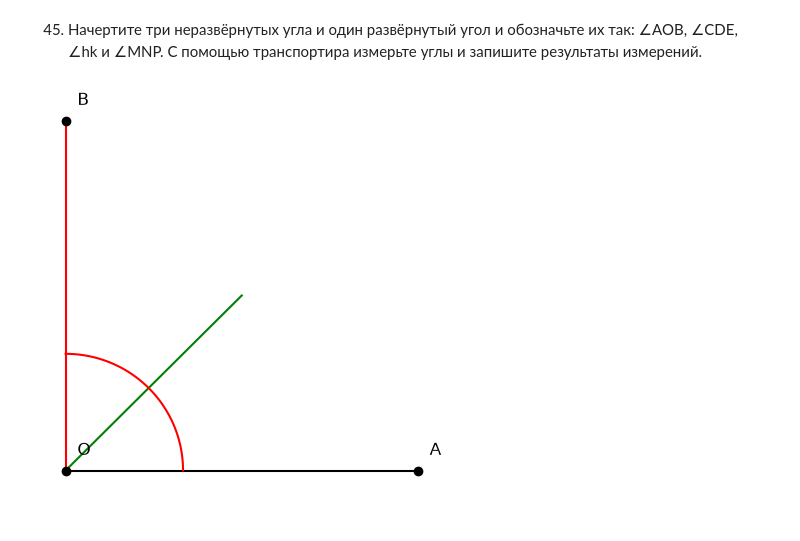
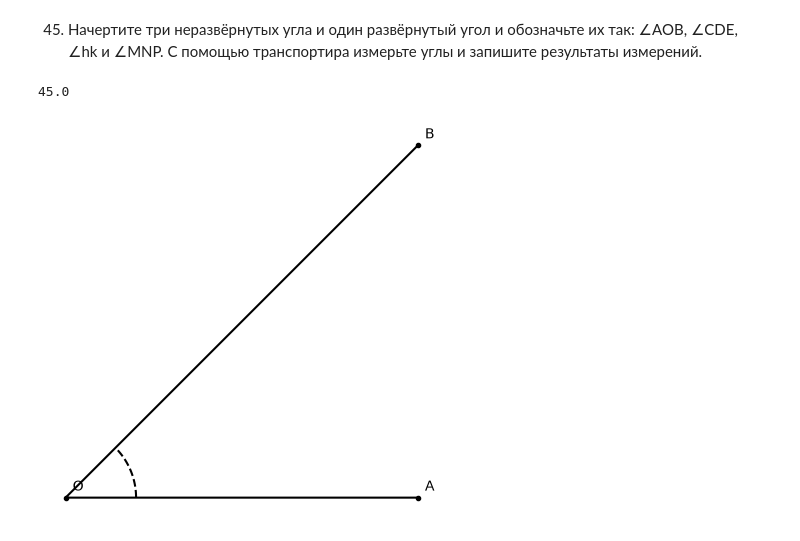
Before and after one commit to romashina/geometry, a Jupyter notebook: 07.01.ipynb, the cells around one changed output. Cells and saved outputs as stored; diff of their text form; code cells hidden in the pictures.

```diff
--- a/07.01.ipynb
+++ b/07.01.ipynb
@@ -528,34 +528,30 @@ print(f"Ответ: ABD = BCD = {chain*3} см, ABCD = {chain*4} см, BADCBD н
 # %%
 import numpy as np
 import matplotlib.pyplot as plt
 
 plt.figure(figsize=(5, 5))
 
-B = np.r_[0, 3]
-O = np.r_[0, 0]
-A = np.r_[3, 0]
+B = np.r_[5, 5]
+O = np.r_[0, 0] # vertex of an angle
+A = np.r_[5, 0]
 
-points = {
-    'B': B,
-    'O': O,
-    'A': A,
-}
+OB = np.linalg.norm(B-O) # hypotenuse
+OA = np.linalg.norm(A-O) # adjacent leg
+BA = np.linalg.norm(A-B) # opposite leg
+angle = np.arctan(BA/OA)
+print(np.degrees(angle))
 
-plt.plot(*zip(O, A), 'k-')
-plt.plot(*zip(O, C), 'g-')
-plt.plot(*zip(O, B), 'r-')
+plt.plot(*zip(B, O, A), 'k.-')
+plt.text(*B+0.1, 'B')
+plt.text(*O+0.1, 'O')
+plt.text(*A+0.1, 'A')
 
-plt.plot(*zip(*points.values()), 'ko')
-for name, coord in points.items():
-    plt.text(*(coord + [0.1, 0.1]), name, fontsize=12, va='bottom', ha='left')
+AOB = np.linspace(0, angle, 100)
+plt.plot(np.cos(AOB), np.sin(AOB), 'k--')
 
-
-# Дуга от 0 до 45 градусов (в радианах)
-AOB = np.linspace(0, np.pi/2, 100)
-plt.plot(np.cos(AOB), np.sin(AOB), 'r-')
-
-
+plt.axis('equal')
 plt.axis('off')
 plt.show()
 # %% [output]
+45.0
-[figure, old version]
+[figure, new version]
```
Also changed, not shown: parts of 8 cells of this notebook.
